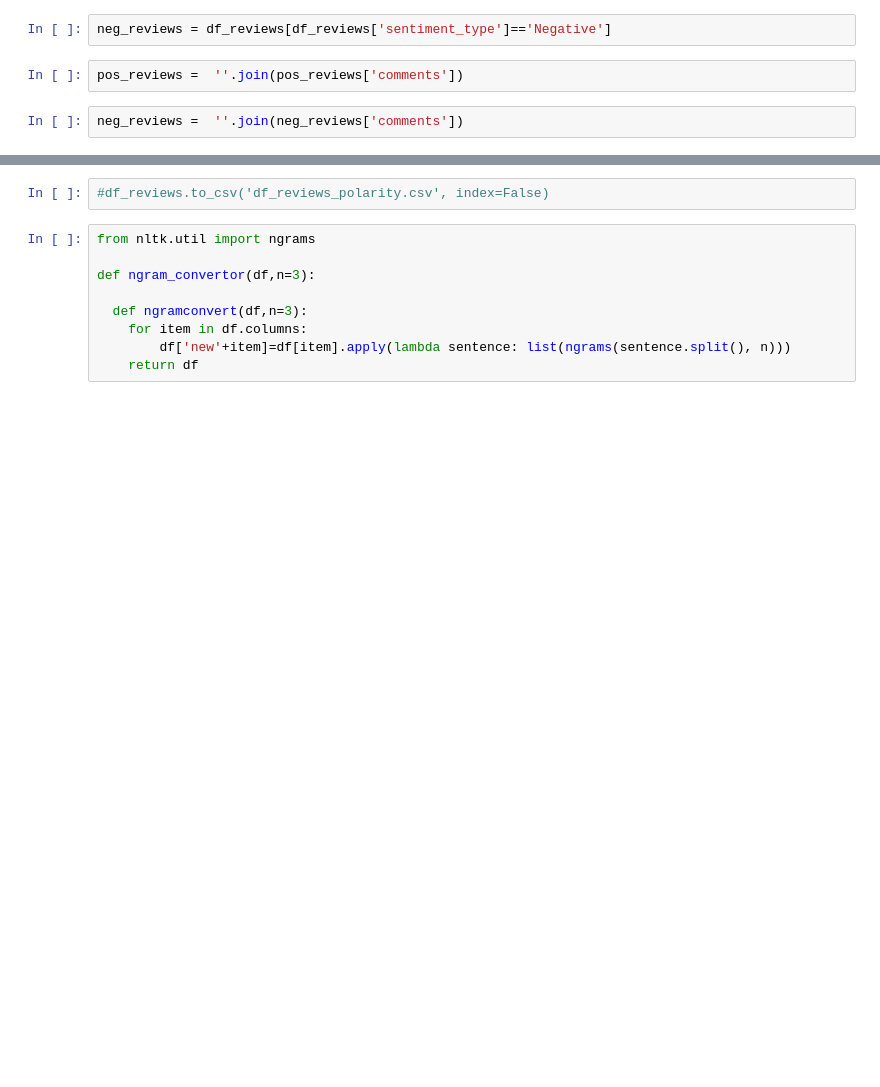
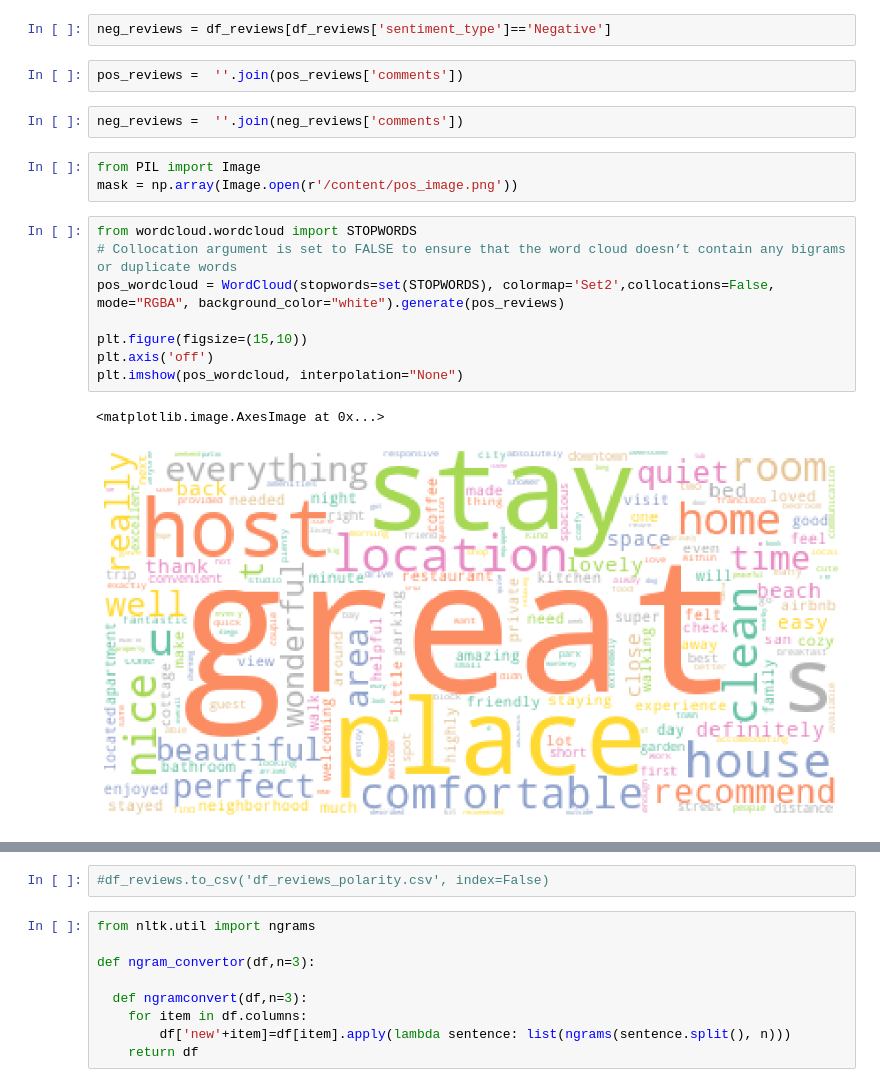
Before and after one commit to kamalova/Airbnb-Recommendation-Engine-NLP, a Jupyter notebook: dataload_EDA.ipynb, the cells around one changed output, grey strips where cells are left out. Cells and saved outputs as stored; diff of their text form; blank space fills up the shorter version.

```diff
--- a/dataload_EDA.ipynb
+++ b/dataload_EDA.ipynb
@@ -445,4 +445,18 @@ neg_reviews = df_reviews[df_reviews['sentiment_type']=='Negative']
 pos_reviews =  ''.join(pos_reviews['comments'])
 # %%
 neg_reviews =  ''.join(neg_reviews['comments'])
+# %%
+from PIL import Image
+mask = np.array(Image.open(r'/content/pos_image.png'))
+# %%
+from wordcloud.wordcloud import STOPWORDS
+# Collocation argument is set to FALSE to ensure that the word cloud doesn’t contain any bigrams or duplicate words
+pos_wordcloud = WordCloud(stopwords=set(STOPWORDS), colormap='Set2',collocations=False, mode="RGBA", background_color="white").generate(pos_reviews)
+
+plt.figure(figsize=(15,10))
+plt.axis('off')
+plt.imshow(pos_wordcloud, interpolation="None")
+# %% [output]
+<matplotlib.image.AxesImage at 0x...>
+[figure, added]
 # %%
```
Also changed, not shown: parts of 34 cells of this notebook.
